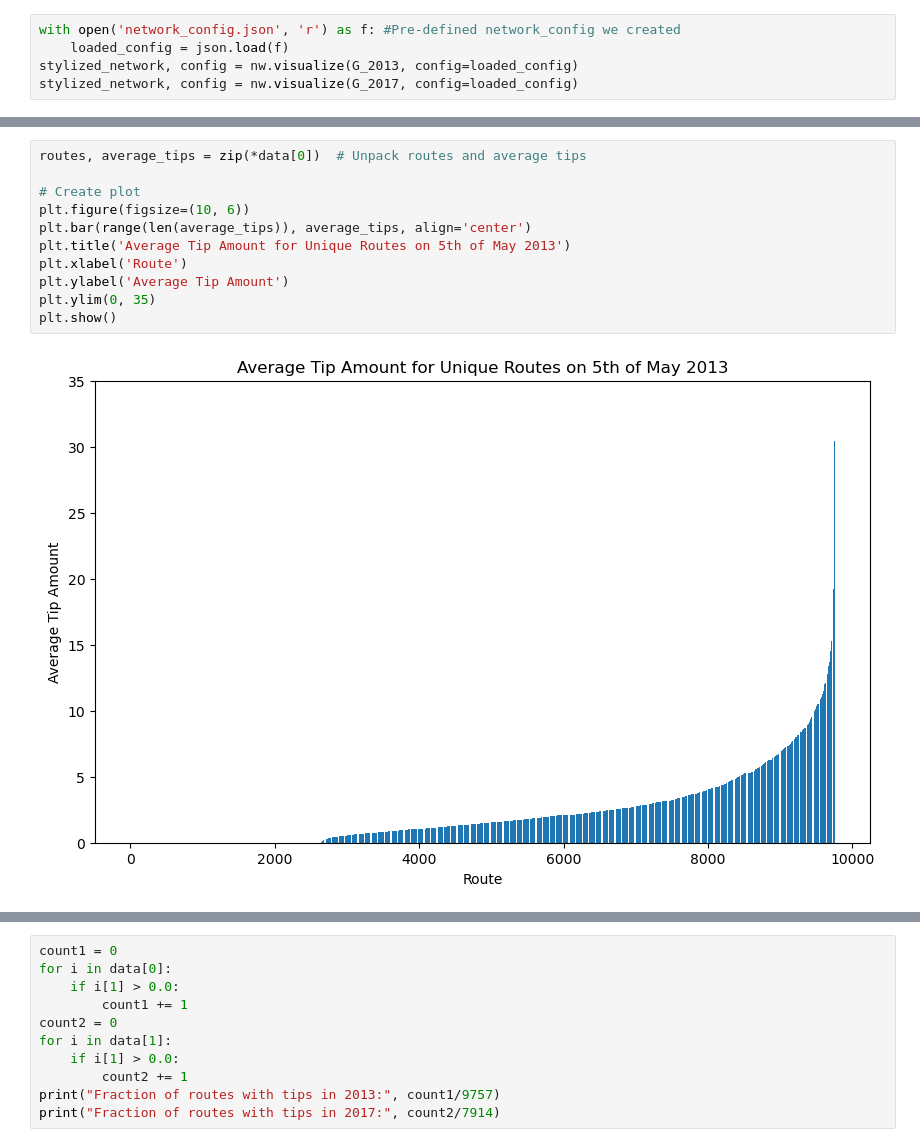
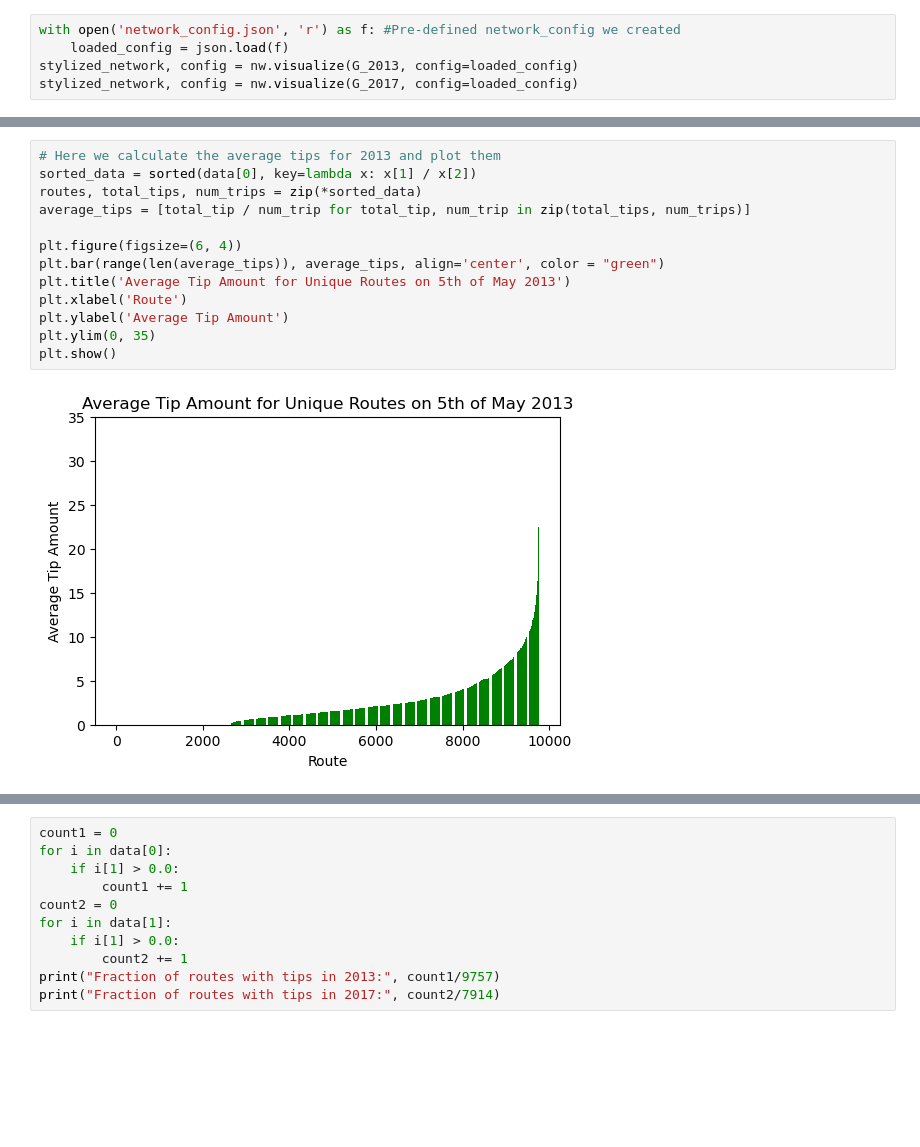
Before and after one commit to jesp9435/ComSocSci, a Jupyter notebook: Explainer.ipynb, the cells around one changed output, grey strips where cells are left out. Drawn from its saved outputs; the diff is of its cells as text; blank space fills up the shorter version.

```diff
--- a/Explainer.ipynb
+++ b/Explainer.ipynb
@@ -321,14 +325,16 @@ plt.show()
 # %%
-routes, average_tips = zip(*data[0])  # Unpack routes and average tips
+# Here we calculate the average tips for 2013 and plot them
+sorted_data = sorted(data[0], key=lambda x: x[1] / x[2])
+routes, total_tips, num_trips = zip(*sorted_data)
+average_tips = [total_tip / num_trip for total_tip, num_trip in zip(total_tips, num_trips)]
 
-# Create plot
-plt.figure(figsize=(10, 6))
-plt.bar(range(len(average_tips)), average_tips, align='center')
+plt.figure(figsize=(6, 4))
+plt.bar(range(len(average_tips)), average_tips, align='center', color = "green")
 plt.title('Average Tip Amount for Unique Routes on 5th of May 2013')
 plt.xlabel('Route')
 plt.ylabel('Average Tip Amount')
 plt.ylim(0, 35)
 plt.show()
 # %% [output]
-[figure, old version]
+[figure, new version]
 # %%
```
Also changed, not shown: parts of 12 cells of this notebook.
